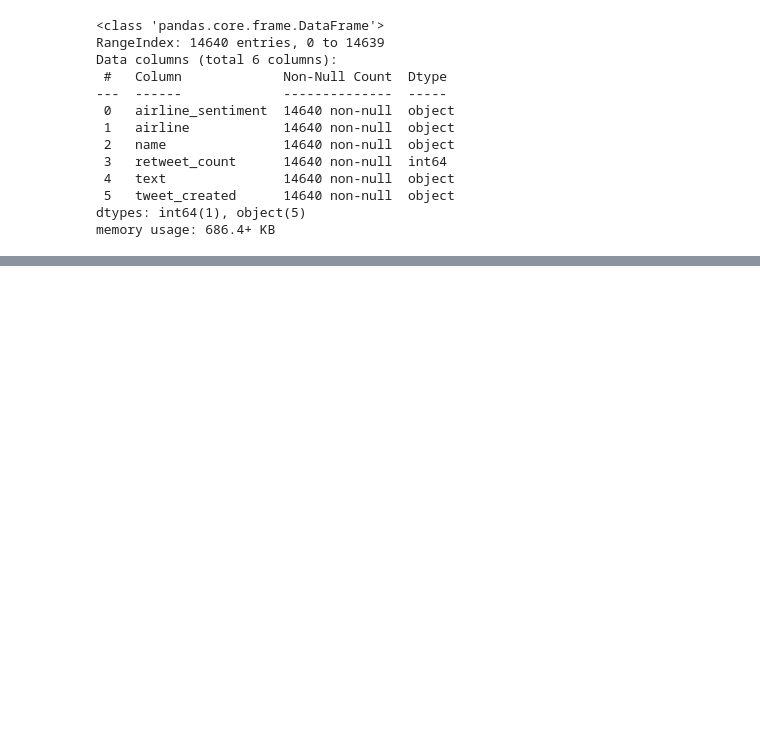
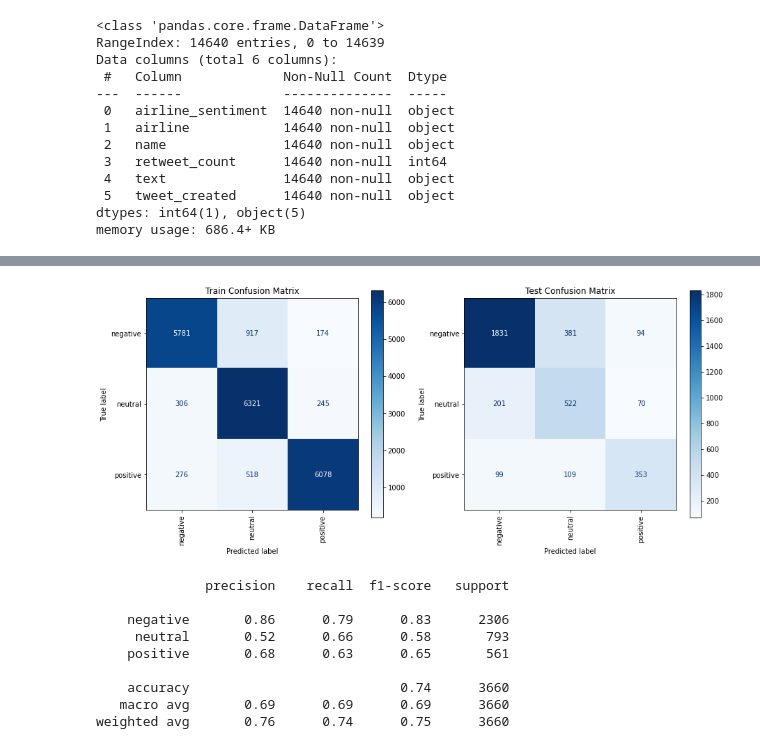
Before and after one commit to halemade/airline-tweets, a Jupyter notebook: Airline Tweets.ipynb, the cells around one changed output, grey strips where cells are left out. Saved outputs shown, nothing was run; the diff lists cells and outputs as text; code cells hidden in the pictures; blank space fills up the shorter version.

```diff
--- a/Airline Tweets.ipynb
+++ b/Airline Tweets.ipynb
@@ -253,0 +249,10 @@ XGBoost Results:
+# %%
+svmsmote = SVMSMOTE()
+model_3 = XGBClassifier()
+
+x_train_svmsmote, y_train_svmsmote = svmsmote.fit_resample(x_train, y_train)
+
+model_3.fit(x_train_svmsmote, y_train_svmsmote)
+
+metrics(model_3, x_train_svmsmote, y_train_svmsmote, x_test, y_test)
+# %% [output]
@@ -253,0 +260,10 @@ XGBoost Results:
+[figure, added]
+              precision    recall  f1-score   support
+
+    negative       0.86      0.79      0.83      2306
+     neutral       0.52      0.66      0.58       793
+    positive       0.68      0.63      0.65       561
+
+    accuracy                           0.74      3660
+   macro avg       0.69      0.69      0.69      3660
+weighted avg       0.76      0.74      0.75      3660
```
Also changed, not shown: parts of 40 cells of this notebook, 5 other files.
